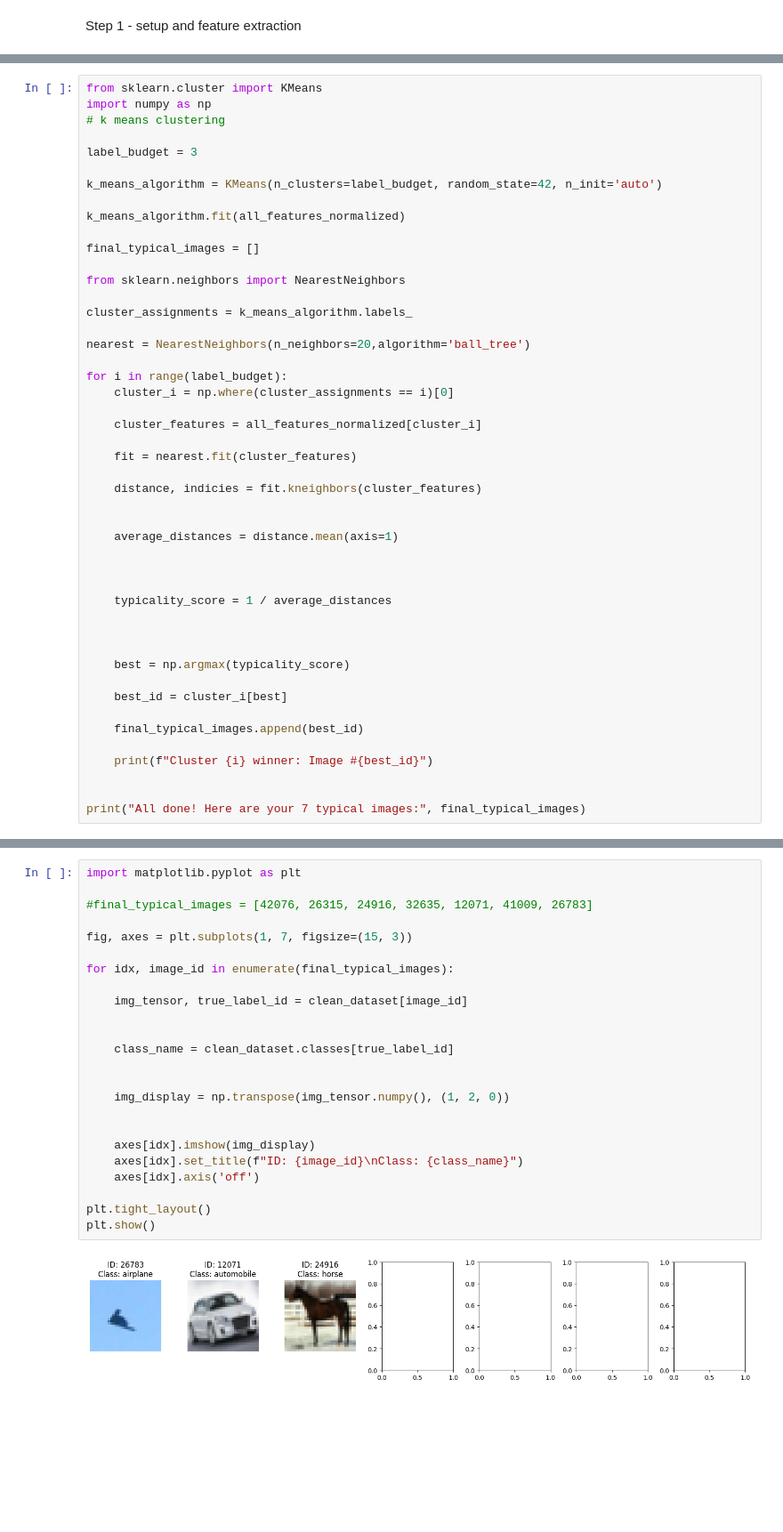
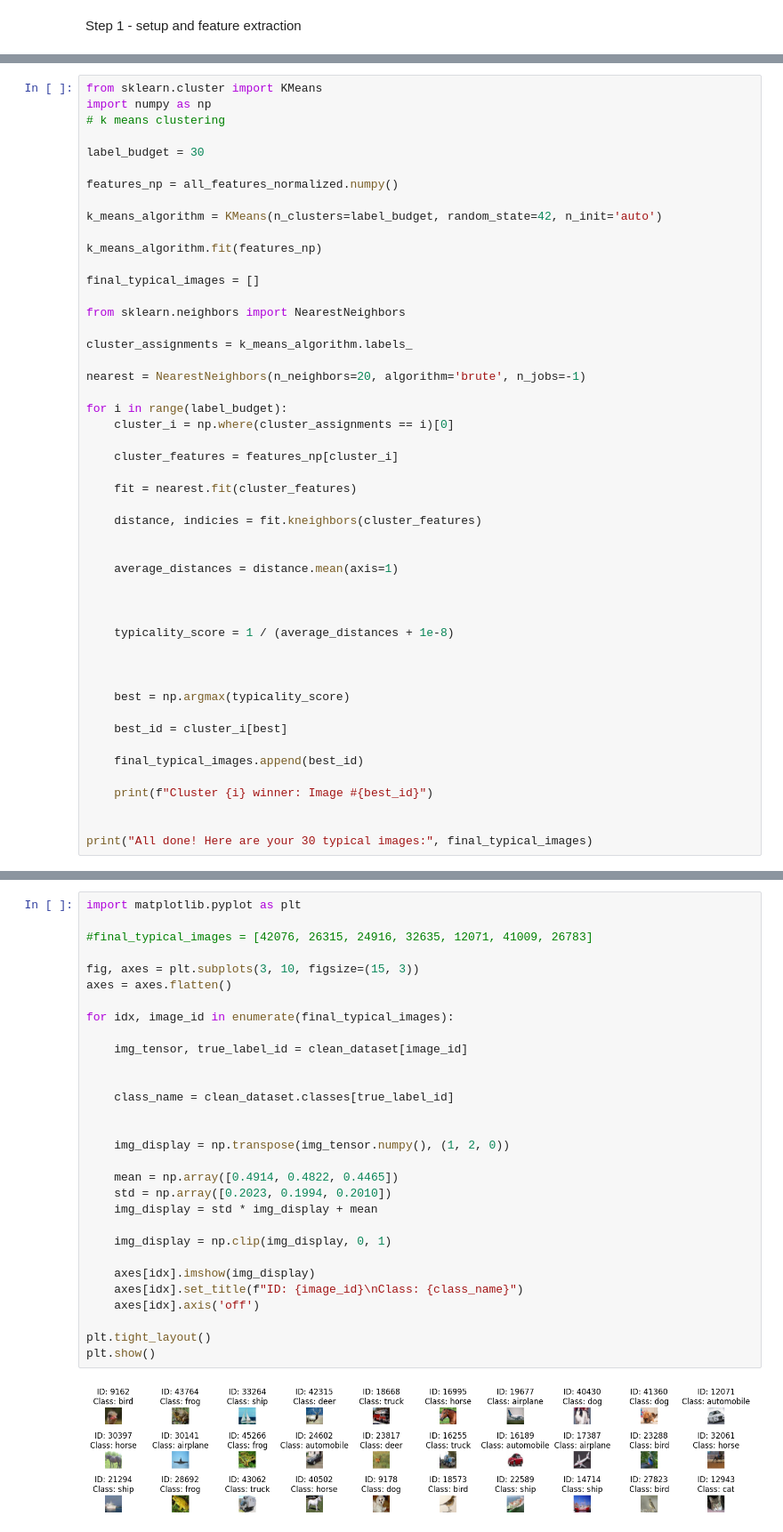
Before and after one commit to F1ni/ml-cw2, a Jupyter notebook: main.ipynb, the cells around one changed output, grey strips where cells are left out. Shown at 89% size. Drawn from its saved outputs; the diff is of its cells as text; blank space fills up the shorter version.

```diff
--- a/main.ipynb
+++ b/main.ipynb
@@ -227,11 +255,13 @@ from sklearn.cluster import KMeans
 import numpy as np
 # k means clustering
 
-label_budget = 3
+label_budget = 30
+
+features_np = all_features_normalized.numpy()
 
 k_means_algorithm = KMeans(n_clusters=label_budget, random_state=42, n_init='auto')
 
-k_means_algorithm.fit(all_features_normalized)
+k_means_algorithm.fit(features_np)
 
 final_typical_images = []
 
@@ -239,12 +269,12 @@ from sklearn.neighbors import NearestNeighbors
 
 cluster_assignments = k_means_algorithm.labels_
 
-nearest = NearestNeighbors(n_neighbors=20,algorithm='ball_tree')
+nearest = NearestNeighbors(n_neighbors=20, algorithm='brute', n_jobs=-1)
 
 for i in range(label_budget):
     cluster_i = np.where(cluster_assignments == i)[0]
 
-    cluster_features = all_features_normalized[cluster_i]
+    cluster_features = features_np[cluster_i]
 
     fit = nearest.fit(cluster_features)
 
@@ -255,7 +285,7 @@ for i in range(label_budget):
 
 
 
-    typicality_score = 1 / average_distances
+    typicality_score = 1 / (average_distances + 1e-8)
 
 
 
@@ -268,5 +298,5 @@ for i in range(label_budget):
     print(f"Cluster {i} winner: Image #{best_id}")
 
 
-print("All done! Here are your 7 typical images:", final_typical_images)
+print("All done! Here are your 30 typical images:", final_typical_images)
 # %% [output]
@@ -277,29 +320,35 @@ All done! Here are your 7 typical images: [np.int64(26783), np.int64(12071), np.
 # %%
 import matplotlib.pyplot as plt
 
 #final_typical_images = [42076, 26315, 24916, 32635, 12071, 41009, 26783]
 
-fig, axes = plt.subplots(1, 7, figsize=(15, 3))
+fig, axes = plt.subplots(3, 10, figsize=(15, 3))
+axes = axes.flatten()
 
 for idx, image_id in enumerate(final_typical_images):
 
     img_tensor, true_label_id = clean_dataset[image_id]
 
 
     class_name = clean_dataset.classes[true_label_id]
 
 
     img_display = np.transpose(img_tensor.numpy(), (1, 2, 0))
 
+    mean = np.array([0.4914, 0.4822, 0.4465])
+    std = np.array([0.2023, 0.1994, 0.2010])
+    img_display = std * img_display + mean
+
+    img_display = np.clip(img_display, 0, 1)
 
     axes[idx].imshow(img_display)
     axes[idx].set_title(f"ID: {image_id}\nClass: {class_name}")
     axes[idx].axis('off')
 
 plt.tight_layout()
 plt.show()
 # %% [output]
-[figure, old version]
+[figure, new version]
 # %%
 from sklearn.manifold import TSNE
 import matplotlib.pyplot as plt
```
Also changed, not shown: parts of 6 cells of this notebook, 6 other files.
